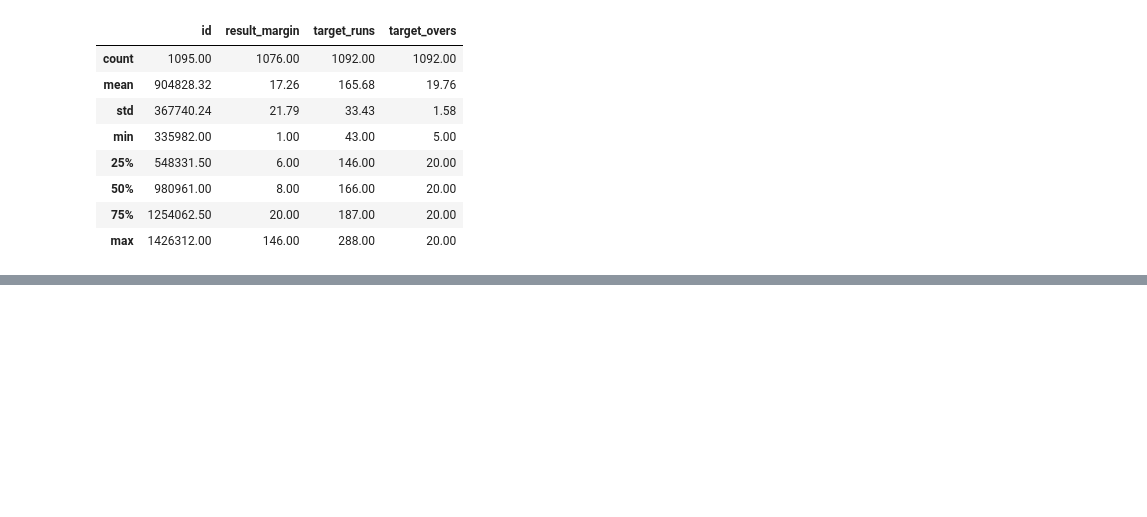
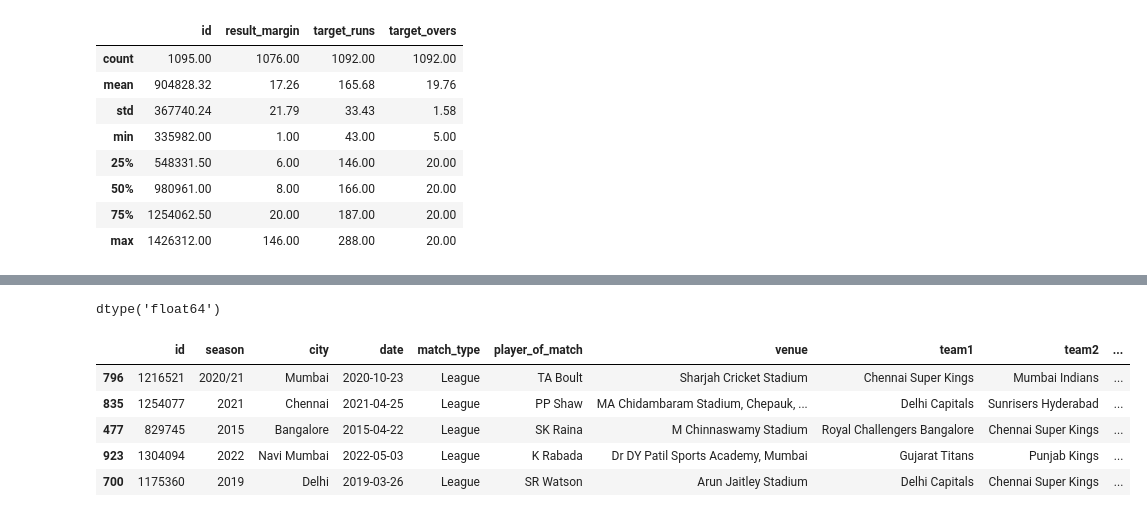
Before and after one commit to kumarideepali0402/AI-ML, a Jupyter notebook: Data decode/matches.ipynb, the cells around one changed output, grey strips where cells are left out. Drawn from its saved outputs; the diff is of its cells as text; code cells hidden in the pictures; blank space fills up the shorter version.

```diff
--- a/Data decode/matches.ipynb
+++ b/Data decode/matches.ipynb
@@ -97,0 +274,2 @@ round(df.describe(),2)
+# %%
+df['toss_decision']=df['toss_decision'].astype('float')
@@ -97,0 +295,2 @@ round(df.describe(),2)
+# %%
+df["result"].replace(["no result"],["tie"],inplace=True)
@@ -97,0 +301,4 @@ round(df.describe(),2)
+# %%
+df["super_over"].replace(["Y","N"],value=[1,0],inplace=True)
+# %%
+df["super_over"]=df["super_over"].astype('float')
@@ -97,0 +338,13 @@ round(df.describe(),2)
+# %%
+df["toss_decision"].dtypes
+# %% [output]
+dtype('float64')
+# %%
+df.sample(5)
+# %% [output]
+|  | id | season | city | date | match_type | player_of_match | venue | team1 | team2 | ... |
+| 796 | 1216521 | 2020/21 | Mumbai | 2020-10-23 | League | TA Boult | Sharjah Cricket Stadium | Chennai Super Kings | Mumbai Indians | ... |
+| 835 | 1254077 | 2021 | Chennai | 2021-04-25 | League | PP Shaw | MA Chidambaram Stadium, Chepauk, ... | Delhi Capitals | Sunrisers Hyderabad | ... |
+| 477 | 829745 | 2015 | Bangalore | 2015-04-22 | League | SK Raina | M Chinnaswamy Stadium | Royal Challengers Bangalore | Chennai Super Kings | ... |
+| 923 | 1304094 | 2022 | Navi Mumbai | 2022-05-03 | League | K Rabada | Dr DY Patil Sports Academy, Mumbai | Gujarat Titans | Punjab Kings | ... |
+| 700 | 1175360 | 2019 | Delhi | 2019-03-26 | League | SR Watson | Arun Jaitley Stadium | Delhi Capitals | Chennai Super Kings | ... |
```
Also changed, not shown: parts of 29 cells of this notebook.
